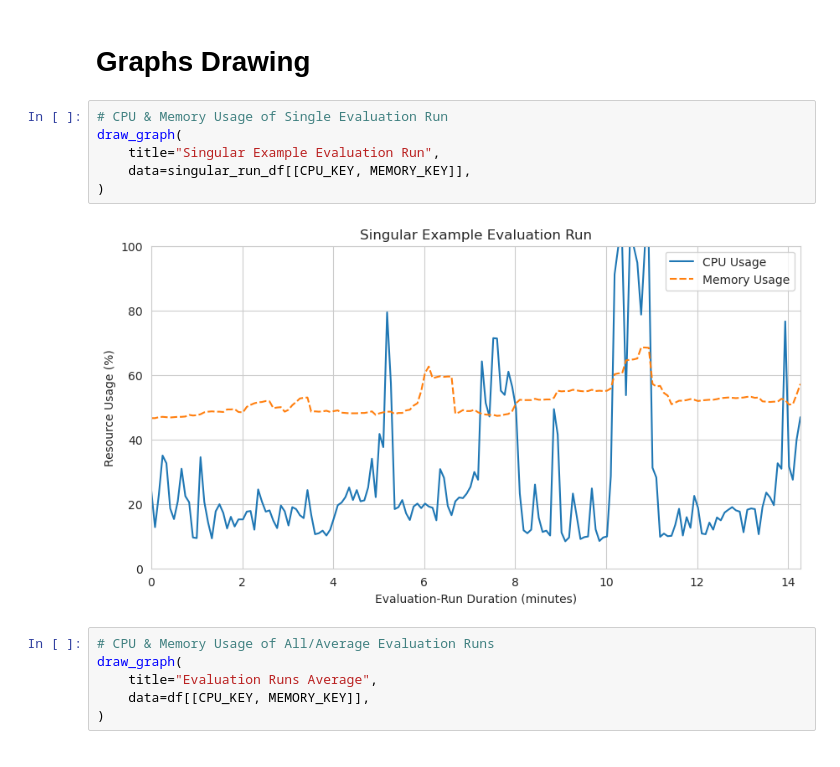
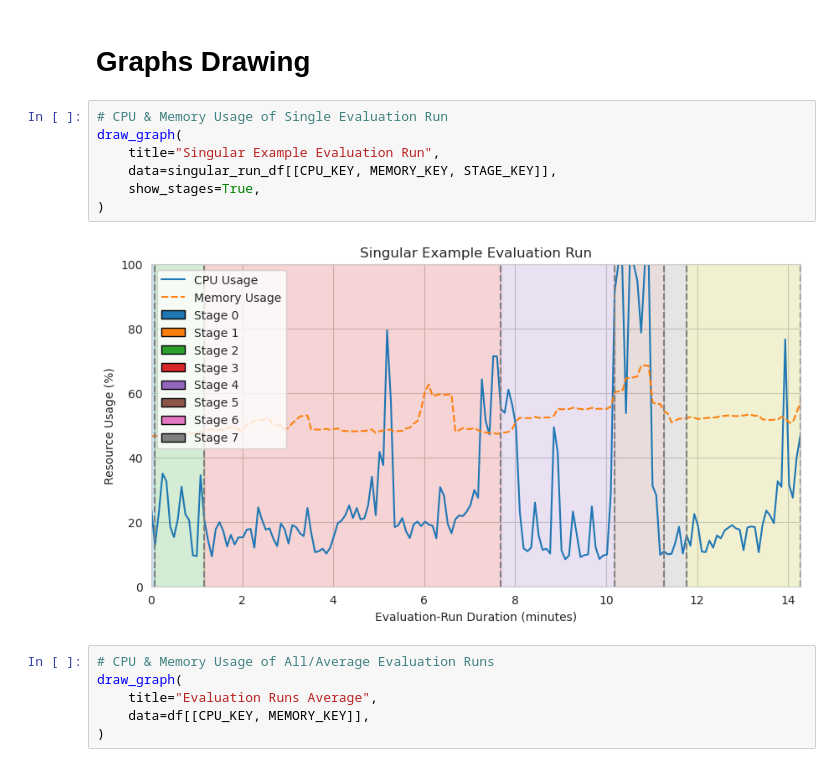
Before and after one commit to oakestra/oakestra-cli, a Jupyter notebook: oak_cli/evaluation/addons/flops/current_tmp_csv_graphs.ipynb, the cells around one changed output. Saved outputs shown, nothing was run; the diff lists cells and outputs as text.

Commit message:
more polishing steps (now stages with legend)

```diff
--- a/oak_cli/evaluation/addons/flops/current_tmp_csv_graphs.ipynb
+++ b/oak_cli/evaluation/addons/flops/current_tmp_csv_graphs.ipynb
@@ -94,11 +183,12 @@ flops_palette = "rainbow"
 # %%
 # CPU & Memory Usage of Single Evaluation Run
 draw_graph(
     title="Singular Example Evaluation Run",
-    data=singular_run_df[[CPU_KEY, MEMORY_KEY]],
+    data=singular_run_df[[CPU_KEY, MEMORY_KEY, STAGE_KEY]],
+    show_stages=True,
 )
 # %% [output]
-[figure, old version]
+[figure, new version]
 # %%
 # CPU & Memory Usage of All/Average Evaluation Runs
 draw_graph(
```
Also changed, not shown: parts of 4 cells of this notebook.
